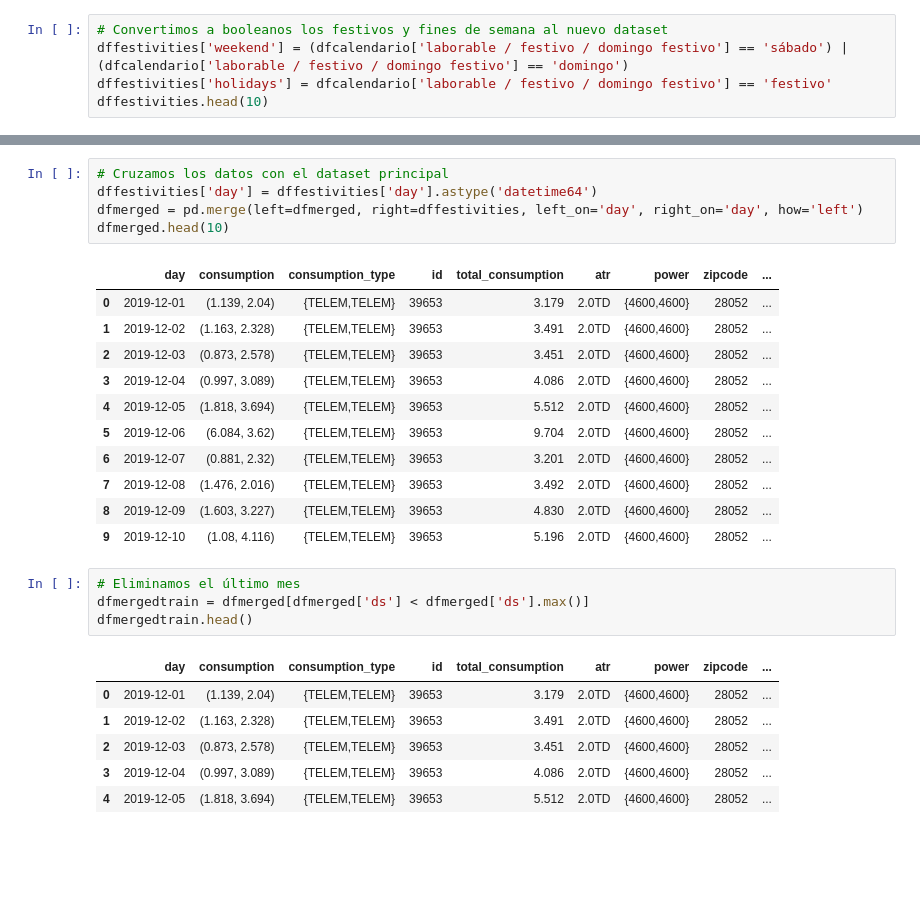
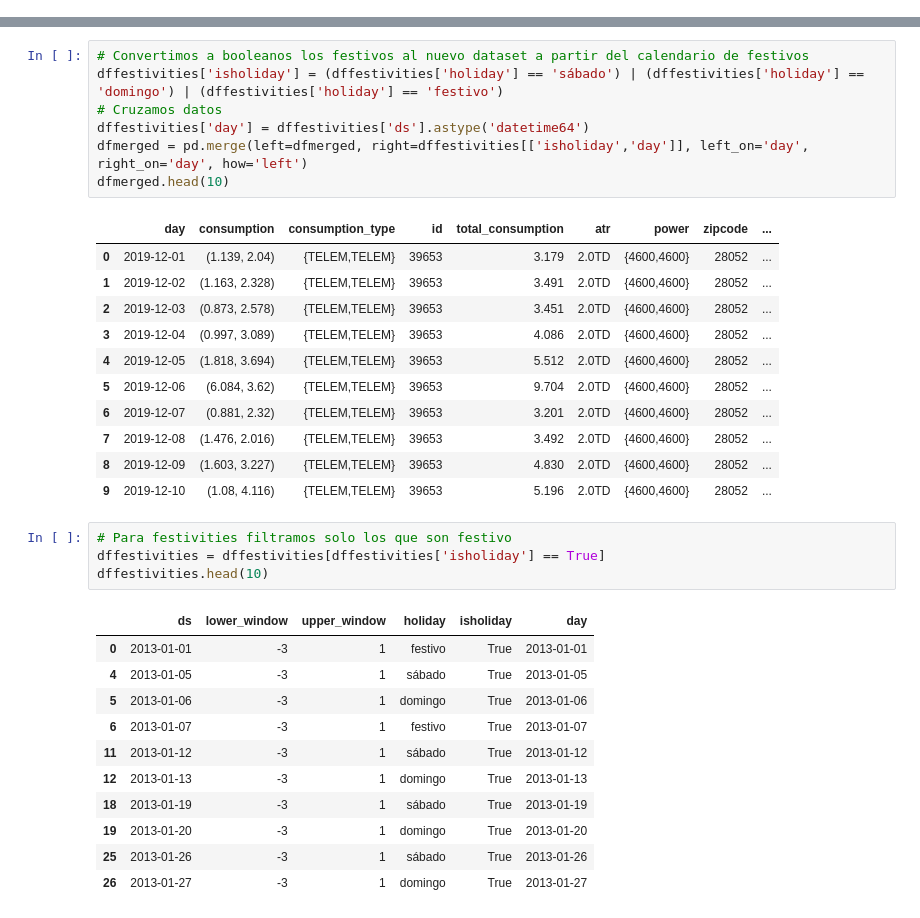
Before and after one commit to mariopastorlanchares/electricity-predictor, a Jupyter notebook: electric_consumption.ipynb, the cells around one changed output, grey strips where cells are left out. Cells and saved outputs as stored; diff of their text form; blank space fills up the shorter version.

```diff
--- a/electric_consumption.ipynb
+++ b/electric_consumption.ipynb
@@ -223,5 +222,0 @@ dffestivities.head()
-# %%
-# Convertimos a booleanos los festivos y fines de semana al nuevo dataset
-dffestivities['weekend'] = (dfcalendario['laborable / festivo / domingo festivo'] == 'sábado') | (dfcalendario['laborable / festivo / domingo festivo'] == 'domingo')
-dffestivities['holidays'] = dfcalendario['laborable / festivo / domingo festivo'] == 'festivo'
-dffestivities.head(10)
@@ -240,7 +223,9 @@ dffestivities.head(10)
 # %%
-# Cruzamos los datos con el dataset principal
-dffestivities['day'] = dffestivities['day'].astype('datetime64')
-dfmerged = pd.merge(left=dfmerged, right=dffestivities, left_on='day', right_on='day', how='left')
+# Convertimos a booleanos los festivos al nuevo dataset a partir del calendario de festivos
+dffestivities['isholiday'] = (dffestivities['holiday'] == 'sábado') | (dffestivities['holiday'] == 'domingo') | (dffestivities['holiday'] == 'festivo')
+# Cruzamos datos
+dffestivities['day'] = dffestivities['ds'].astype('datetime64')
+dfmerged = pd.merge(left=dfmerged, right=dffestivities[['isholiday','day']], left_on='day', right_on='day', how='left')
 dfmerged.head(10)
 # %% [output]
 |  | day | consumption | consumption_type | id | total_consumption | atr | power | zipcode | ... |
@@ -254,14 +239,19 @@ dfmerged.head(10)
 | 7 | 2019-12-08 | (1.476, 2.016) | {TELEM,TELEM} | 39653 | 3.492 | 2.0TD | {4600,4600} | 28052 | ... |
 | 8 | 2019-12-09 | (1.603, 3.227) | {TELEM,TELEM} | 39653 | 4.830 | 2.0TD | {4600,4600} | 28052 | ... |
 | 9 | 2019-12-10 | (1.08, 4.116) | {TELEM,TELEM} | 39653 | 5.196 | 2.0TD | {4600,4600} | 28052 | ... |
-# %%
-# Eliminamos el último mes
-dfmergedtrain = dfmerged[dfmerged['ds'] < dfmerged['ds'].max()]
-dfmergedtrain.head()
-# %% [output]
-|  | day | consumption | consumption_type | id | total_consumption | atr | power | zipcode | ... |
-| 0 | 2019-12-01 | (1.139, 2.04) | {TELEM,TELEM} | 39653 | 3.179 | 2.0TD | {4600,4600} | 28052 | ... |
-| 1 | 2019-12-02 | (1.163, 2.328) | {TELEM,TELEM} | 39653 | 3.491 | 2.0TD | {4600,4600} | 28052 | ... |
-| 2 | 2019-12-03 | (0.873, 2.578) | {TELEM,TELEM} | 39653 | 3.451 | 2.0TD | {4600,4600} | 28052 | ... |
-| 3 | 2019-12-04 | (0.997, 3.089) | {TELEM,TELEM} | 39653 | 4.086 | 2.0TD | {4600,4600} | 28052 | ... |
-| 4 | 2019-12-05 | (1.818, 3.694) | {TELEM,TELEM} | 39653 | 5.512 | 2.0TD | {4600,4600} | 28052 | ... |
+# %%
+# Para festivities filtramos solo los que son festivo
+dffestivities = dffestivities[dffestivities['isholiday'] == True]
+dffestivities.head(10)
+# %% [output]
+|  | ds | lower_window | upper_window | holiday | isholiday | day |
+| 0 | 2013-01-01 | -3 | 1 | festivo | True | 2013-01-01 |
+| 4 | 2013-01-05 | -3 | 1 | sábado | True | 2013-01-05 |
+| 5 | 2013-01-06 | -3 | 1 | domingo | True | 2013-01-06 |
+| 6 | 2013-01-07 | -3 | 1 | festivo | True | 2013-01-07 |
+| 11 | 2013-01-12 | -3 | 1 | sábado | True | 2013-01-12 |
+| 12 | 2013-01-13 | -3 | 1 | domingo | True | 2013-01-13 |
+| 18 | 2013-01-19 | -3 | 1 | sábado | True | 2013-01-19 |
+| 19 | 2013-01-20 | -3 | 1 | domingo | True | 2013-01-20 |
+| 25 | 2013-01-26 | -3 | 1 | sábado | True | 2013-01-26 |
+| 26 | 2013-01-27 | -3 | 1 | domingo | True | 2013-01-27 |
```
Also changed, not shown: parts of 20 cells of this notebook.
